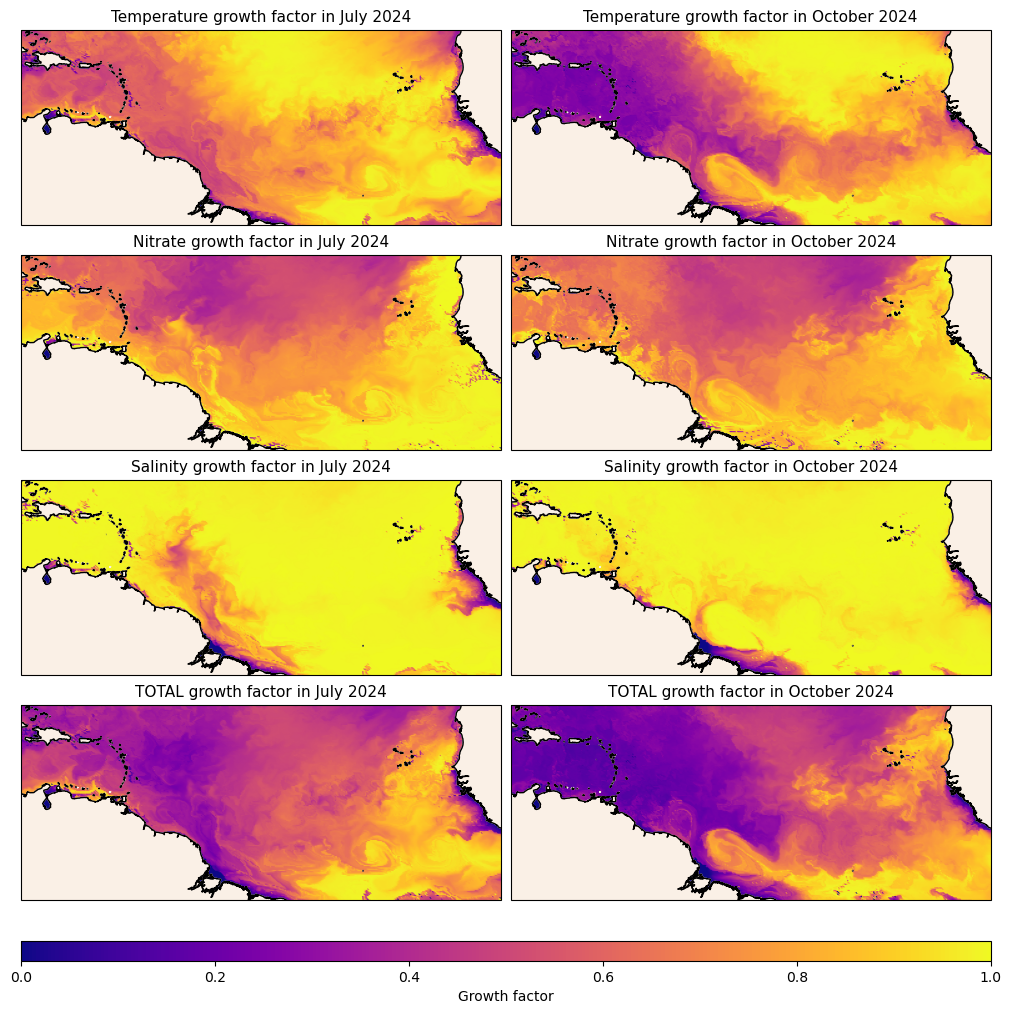
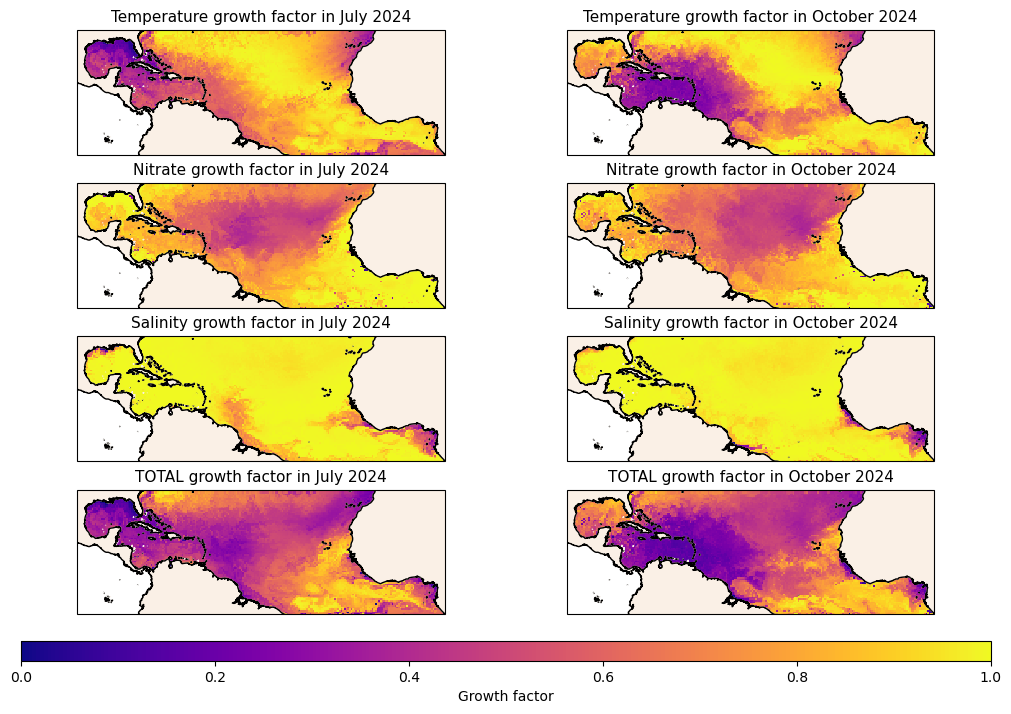
The notebook cell's code change between the first figure and the second:
--- before
+++ after
@@ -1,9 +1,9 @@
-fig, axes = plt.subplots(4, 2, figsize=(10,10), constrained_layout=True, subplot_kw={'projection': ccrs.PlateCarree()})
+fig, axes = plt.subplots(4, 2, figsize=(10,7), constrained_layout=True, subplot_kw={'projection': ccrs.PlateCarree()})
 
 titles = ['Temperature', 'Nitrate', 'Salinity', 'TOTAL']
-vars = ['lim_temp', 'lim_no3', 'lim_salinity', 'limitation']
+vars = ['lim_temperature', 'lim_nitrogen', 'lim_salinity', 'limitation']
 
 for j, m in enumerate([7, 10]):
-    df = pl.read_parquet(f"Simulations/Simulation_Basin_2024-{m:02d}_Lagrangian.parquet")
+    df = pl.read_parquet(f"Simulations/Simulation_Basin_2024-{m:02d}.parquet")
     for i in range(4):
         ax = axes[i, j]
@@ -14,5 +14,5 @@
                 pl.col('lon').first().alias('lon'),
                 pl.col('lat').first().alias('lat'),
-                pl.col(vars[i]).mean().alias('var_mean'),
+                pl.col(vars[i]).drop_nans().mean().alias('var_mean'),
             ])
             .sort('particle_id')
@@ -20,11 +20,11 @@
         cscat = ax.scatter(
             to_plot['lon'], to_plot['lat'], c = to_plot['var_mean'],
-            cmap='plasma', s=4, linewidth=0, transform=ccrs.PlateCarree(), zorder=2,
-            vmin=0.0, vmax=1,
+            cmap='plasma', s=10, linewidth=0, transform=ccrs.PlateCarree(), zorder=2,
+            vmin=0.0, vmax=1, marker='s',
         )
 
         ax.add_feature(cartopy.feature.COASTLINE.with_scale('10m'), zorder=3, color='black')
         ax.add_feature(cartopy.feature.LAND.with_scale('10m'), zorder=2, color='linen')
-        ax.set_extent([-75, -11, -3, 20])
+        ax.set_extent([-100, 12, -5, 33], crs=ccrs.PlateCarree())
         ax.set_title(f"{titles[i]} growth factor in {calendar.month_name[m]} 2024", fontsize=11)
 

Commit: Update Figure 6 to latest simulation